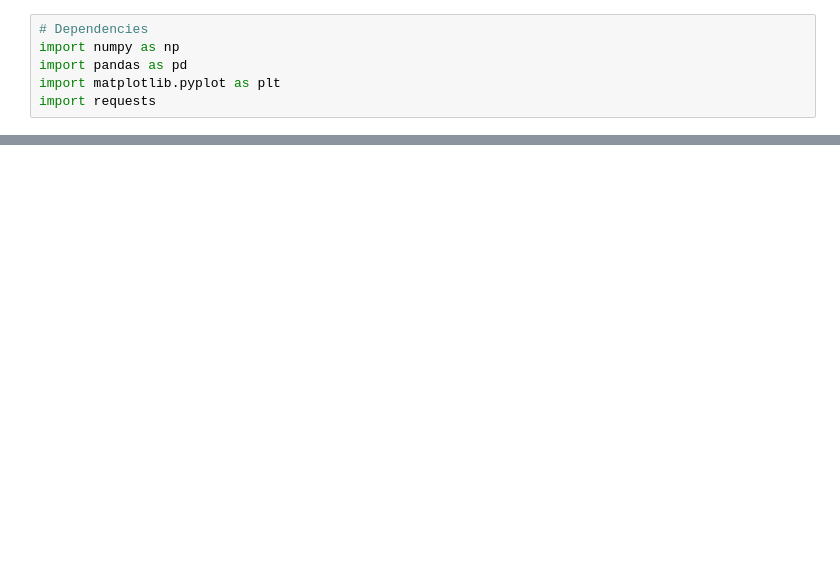
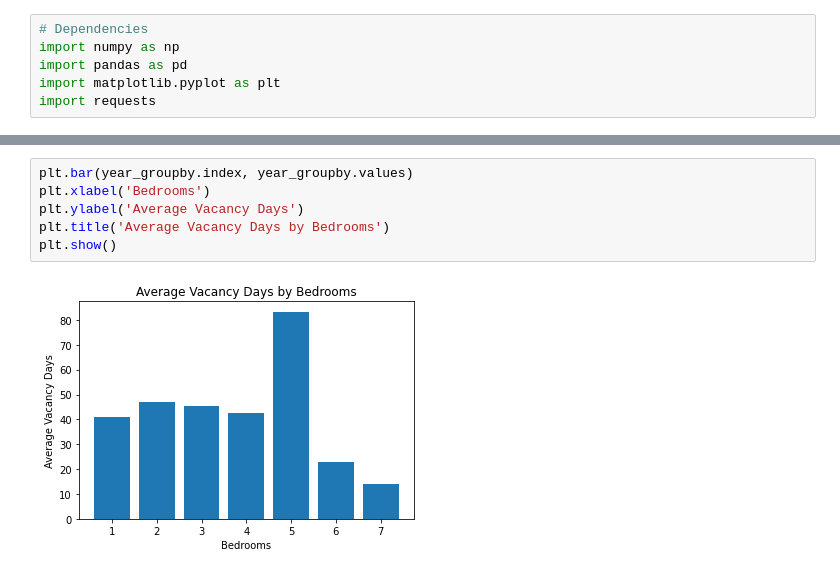
Before and after one commit to Anguyensfg/project-one, a Jupyter notebook: Untitled-1.ipynb, the cells around one changed output, grey strips where cells are left out. Saved outputs shown, nothing was run; the diff lists cells and outputs as text; blank space fills up the shorter version.

```diff
--- a/Untitled-1.ipynb
+++ b/Untitled-1.ipynb
@@ -79,0 +146,8 @@ year_groupby.head()
+# %%
+plt.bar(year_groupby.index, year_groupby.values)
+plt.xlabel('Bedrooms')
+plt.ylabel('Average Vacancy Days')
+plt.title('Average Vacancy Days by Bedrooms')
+plt.show()
+# %% [output]
+[figure, added]
```
Also changed, not shown: parts of 12 cells of this notebook.
